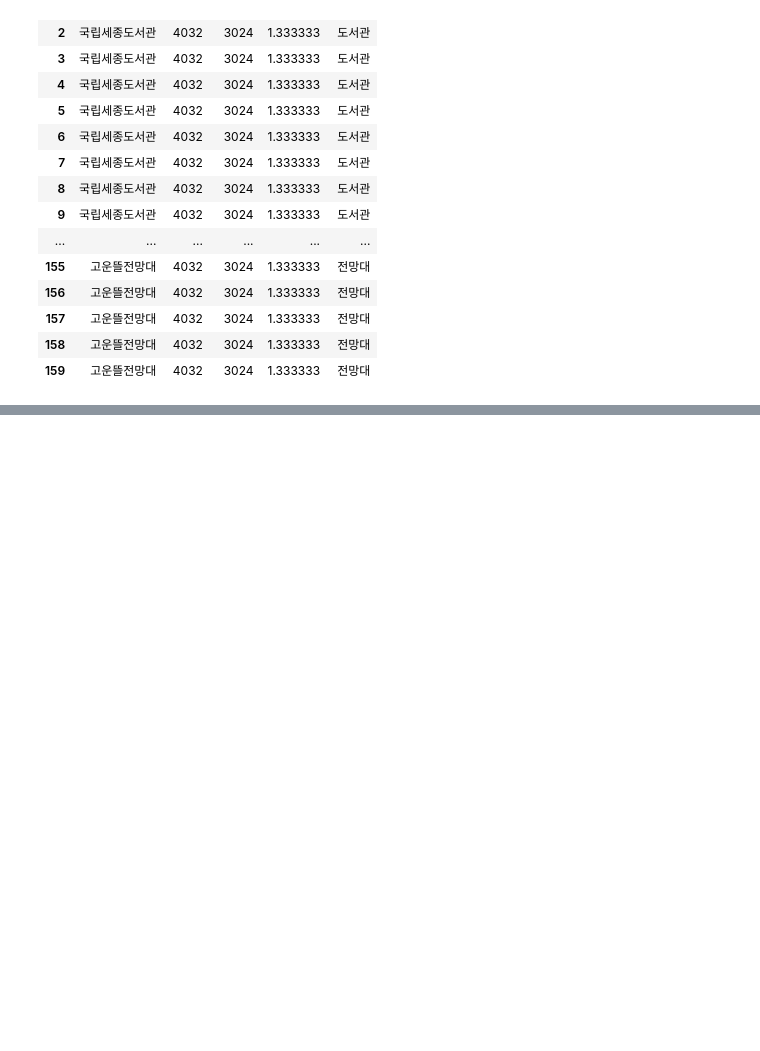
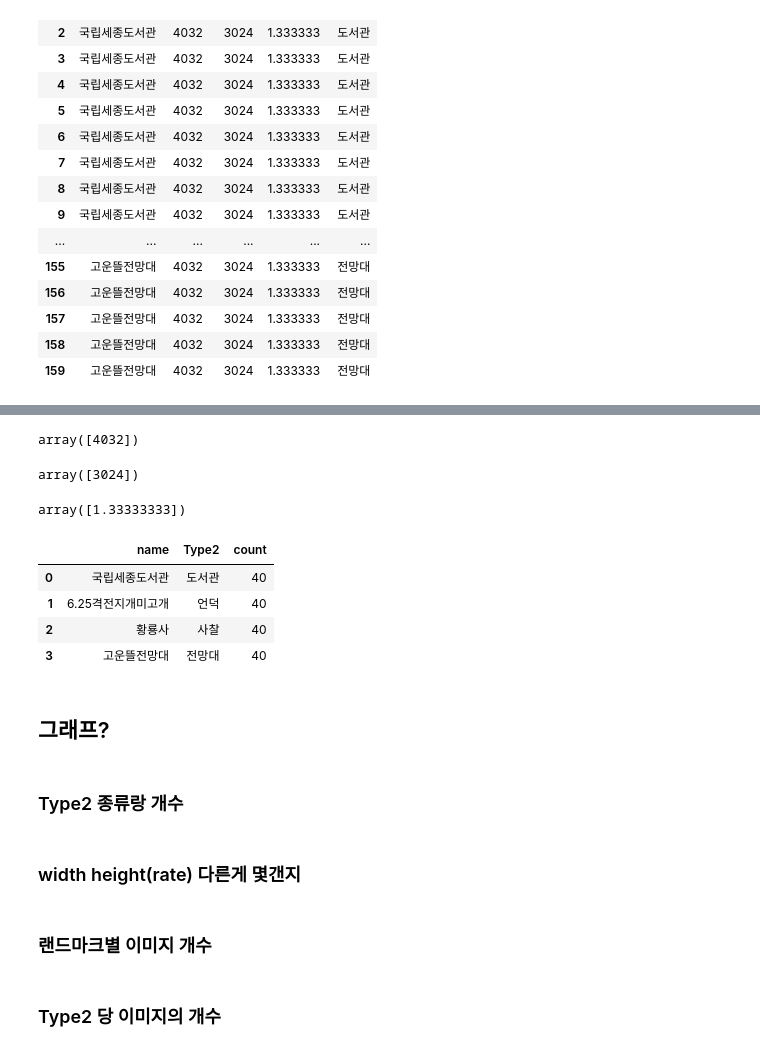
Before and after one commit to vkth7/AIFFELTHON, a Jupyter notebook: JSON.ipynb, the cells around one changed output, grey strips where cells are left out. Saved outputs shown, nothing was run; the diff lists cells and outputs as text; code cells hidden in the pictures; blank space fills up the shorter version.

```diff
--- a/JSON.ipynb
+++ b/JSON.ipynb
@@ -25,6 +25,8 @@ def get_data(json_data, df):
 
     df.loc[len(df)] = [file_name, width, height, rate, Type2]
 
+    return file_name, width, height, rate, Type2
+
 def get_data_2(json_data, df):
     width = json_data['images'][0]['width']
     height = json_data['images'][0]['height']
@@ -37,6 +39,8 @@ def get_data_2(json_data, df):
 
     df.loc[len(df)] = [name, width, height, rate, Type2]
 
+    return name, Type2
+
 
 df = pd.DataFrame(columns = ['file_name', 'width', 'height', 'rate', 'Type2'])
 df_2 = pd.DataFrame(columns = ['name', 'width', 'height', 'rate', 'Type2'])
@@ -50,16 +54,22 @@ import json
 import os
 
 file_list = []
+df_count = pd.DataFrame(columns = ['name','Type2', 'count'])
 
 folder_path = '/home/aiffel/Mini_AIFFELTHON/New_sample/라벨링데이터/세종특별자치시/'
 folder_list = os.listdir(folder_path)
 print(folder_list)
 for folder in folder_list:
     file_list = os.listdir(folder_path + folder)
+    file_count = 0
     for json_file in file_list:
         with open(folder_path + folder + '/' + json_file, 'r') as file:
             json_data = json.load(file)
+            file_count += 1
             get_data(json_data, df)
-            get_data_2(json_data, df_2)
+            name, Type2 = get_data_2(json_data, df_2)
+
+    df_count.loc[len(df_count)] = [name, Type2, file_count]
+    # file_count 완료
 # %% [output]
 ['국립세종도서관', '6.25격전지개미고개', '황룡사', '고운뜰전망대']
@@ -106,0 +155,26 @@ df_2
+# %%
+display(pd.unique(df_3.width))
+display(pd.unique(df_3.height))
+display(pd.unique(df_3.rate))
+# %% [output]
+array([4032])
+array([3024])
+array([1.33333333])
+# %%
+df_count
+# %% [output]
+|  | name | Type2 | count |
+| 0 | 국립세종도서관 | 도서관 | 40 |
+| 1 | 6.25격전지개미고개 | 언덕 | 40 |
+| 2 | 황룡사 | 사찰 | 40 |
+| 3 | 고운뜰전망대 | 전망대 | 40 |
+# %% [markdown]
+## 그래프?
+# %% [markdown]
+### Type2 종류랑 개수
+# %% [markdown]
+### width height(rate) 다른게 몇갠지
+# %% [markdown]
+### 랜드마크별 이미지 개수
+# %% [markdown]
+### Type2 당 이미지의 개수
```
Also changed, not shown: parts of 3 cells of this notebook.
